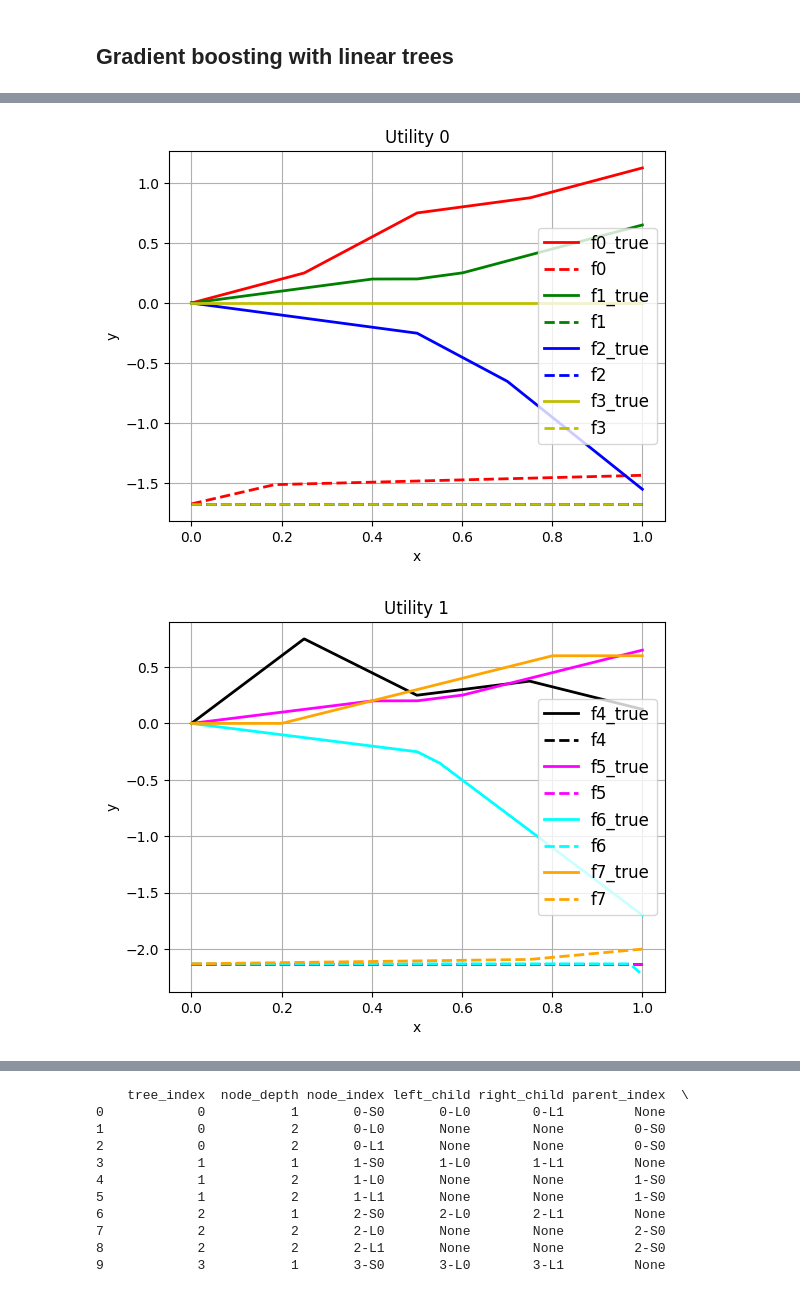
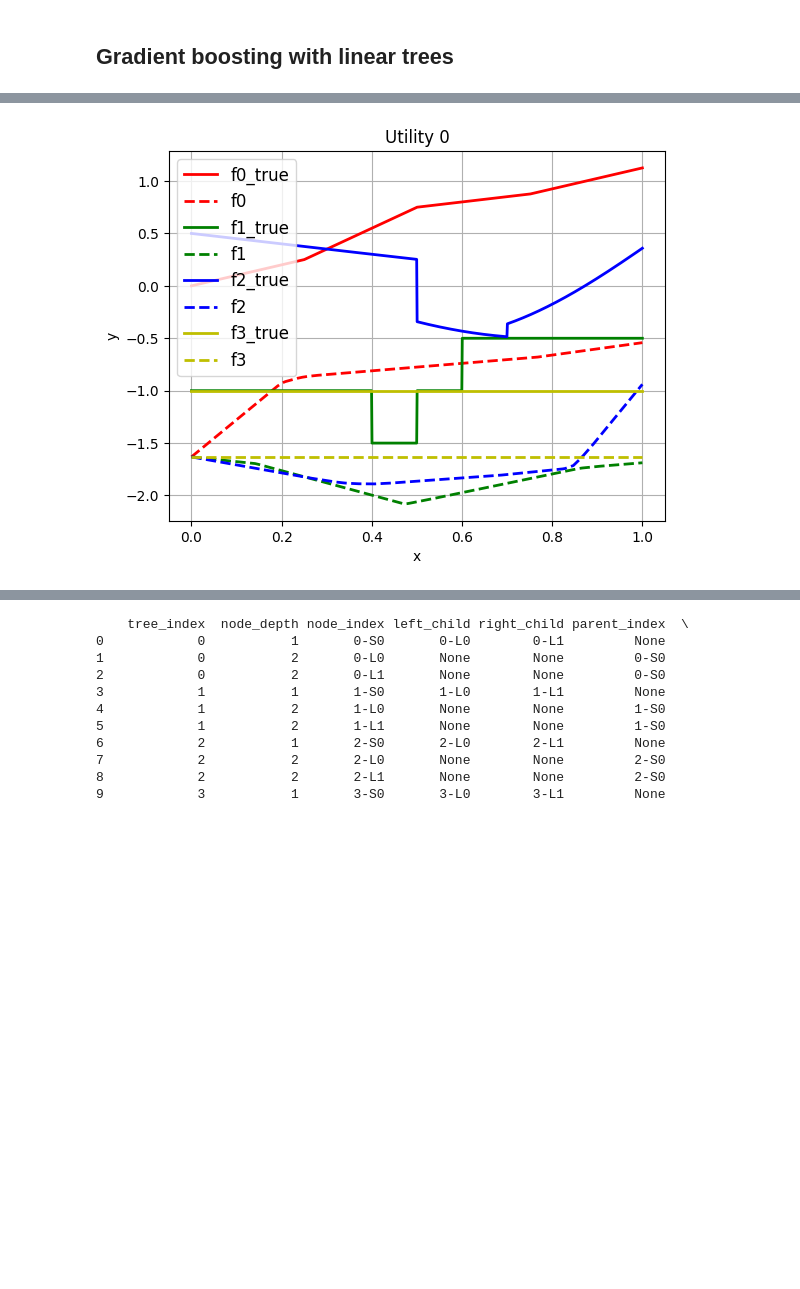
Before and after one commit to NicoSlvd/pwl-experiment, a Jupyter notebook: src/simple_reproducible_example.ipynb, the cells around one changed output, grey strips where cells are left out. Saved outputs shown, nothing was run; the diff lists cells and outputs as text; code cells hidden in the pictures; blank space fills up the shorter version.

```diff
--- a/src/simple_reproducible_example.ipynb
+++ b/src/simple_reproducible_example.ipynb
@@ -877,7 +1225,7 @@ class Ensemble:
 
     def fit(self, X, y, preds, num_classes=3):
         tree = Tree(linear_trees=self.linear_trees, from_split_point=self.from_split_point)
-        tree.fit(X, y, preds, num_classes=num_classes)
+        tree.fit(X, y, preds)
         self.trees.append(tree)
 
     def predict(self, X):
@@ -1103,7 +1450,14 @@ else:
     for i, (sp_i, beta_i, inter_i) in enumerate(zip(sp, betas, intercept)):
         if i % f_per_utility == 0:
             plt.figure()
-        y_plot_true = apply_linear_feature(x_plot.reshape(-1,1), sp_i.reshape(1,-1), beta_i.reshape(1,-1), feature_names[i], [0]).values
+        if i % f_per_utility == 0:
+            y_plot_true = apply_linear_feature(x_plot.reshape(-1,1), sp_i.reshape(1,-1), beta_i.reshape(1,-1), feature_names[i], [0]).values
+        elif i % f_per_utility == 1:
+            y_plot_true = apply_constant_feature(x_plot.reshape(-1,1), sp_i.reshape(1,-1), beta_i.reshape(1,-1), feature_names[i], [inter_i]).values
+        elif i % f_per_utility == 2:
+            y_plot_true = apply_sinusoidal_feature(x_plot.reshape(-1,1), sp_i.reshape(1,-1), beta_i.reshape(1,-1), feature_names[i], [inter_i]).values
+        elif i % f_per_utility == 3:
+            y_plot_true = apply_linear_feature(x_plot.reshape(-1,1), sp_i.reshape(1,-1), beta_i.reshape(1,-1), feature_names[i], [inter_i]).values
         # y_plot_true = apply_linear_feature(x_plot.reshape(-1,1), sp_i.reshape(1,-1), beta_i.reshape(1,-1), feature_names[i], [inter_i]).values
         plt.plot(x_plot, y_plot_true, label=f"{feature_names[i]}_true", color=colours[i], linewidth=2)
         # ascc = ascs[i//f_per_utility].cpu().numpy() if LPMC_model_fully_trained.device is not None else ascs[i//f_per_utility]
@@ -1131,7 +1483,7 @@ else:
 lr = 0.1
 md = 1
 verbose = 2
-mono = True
+mono = False
 # monotonicity_0 = [0, 0, 0, 0, 0, 0, 0, 0, 0, 0, 0, 0, 0, 0, 0, -1, -1] if mono else [0]*17
 monotonicity_0 = [1, 1, -1, 0] if mono else [0] * 17
 # monotonicity_0 = [1] if mono else [0] * 17
@@ -1152,6 +1504,7 @@ for i, v in enumerate(variables_0):
         "boosting_params": {
             'boosting': 'gbdt',
             'monotone_constraints_method': 'advanced',
+            "objective": "regression",
             "max_depth": md,
             "n_jobs": -1,
             "learning_rate": lr,
@@ -1163,7 +1516,7 @@ for i, v in enumerate(variables_0):
             "min_sum_hessian_in_leaf": min_sum_hessian_in_leaf,
             "max_bin": mb,
             "min_data_in_bin": min_data_in_bin,
-            "num_classes": 1,
+            # "num_classes": 1,
             "bagging_fraction": bf,
             "bagging_freq": bfr,
         },
@@ -1266,7 +1619,7 @@ general_params = {
     "n_jobs": -1,
     "num_classes": n_utility,  # important
     "verbosity": 2,  # specific RUMBoost parameter
-    "num_iterations": 10,
+    "num_iterations": 200,
     # "early_stopping_round": 10,
     # "max_booster_to_update": 23 * 4,
     # "max_booster_to_update": 17 * 4,
@@ -1278,6 +1631,7 @@ general_params = {
     "boost_from_parameter_space": boost_from_param_space, #+ [False]*len(rum_structure2),
     "verbose_interval": 1,
     "optim_interval": 1,
+    "objective": "regression",
 }
 # %%
 torch_tensors = {"device":"cuda"}
@@ -1367,7 +1702,14 @@ if n_utility == 2:
     for i, (sp_i, beta_i, inter_i) in enumerate(zip(sp, betas, intercept)):
         if i % f_per_utility == 0:
             plt.figure()
-        y_plot_true.append(apply_linear_feature(x_plot.reshape(-1,1), sp_i.reshape(1,-1), beta_i.reshape(1,-1), feature_names[i], [0]).values)
+        if i % f_per_utility == 0:
+            y_plot_true = apply_linear_feature(x_plot.reshape(-1,1), sp_i.reshape(1,-1), beta_i.reshape(1,-1), feature_names[i], [0]).values
+        elif i % f_per_utility == 1:
+            y_plot_true = apply_constant_feature(x_plot.reshape(-1,1), sp_i.reshape(1,-1), beta_i.reshape(1,-1), feature_names[i], [inter_i]).values
+        elif i % f_per_utility == 2:
+            y_plot_true = apply_sinusoidal_feature(x_plot.reshape(-1,1), sp_i.reshape(1,-1), beta_i.reshape(1,-1), feature_names[i], [inter_i]).values
+        elif i % f_per_utility == 3:
+            y_plot_true = apply_linear_feature(x_plot.reshape(-1,1), sp_i.reshape(1,-1), beta_i.reshape(1,-1), feature_names[i], [inter_i]).values
 
     y_plot_ttrue = [y_1 - y_0 for y_0, y_1 in zip(y_plot_true[0], y_plot_true[1])]
     y_plot_ttrue = np.array(y_plot_ttrue).reshape(-1)
@@ -1387,7 +1729,14 @@ else:
     for i, (sp_i, beta_i, inter_i) in enumerate(zip(sp, betas, intercept)):
         if i % f_per_utility == 0:
             plt.figure()
-        y_plot_true = apply_linear_feature(x_plot.reshape(-1,1), sp_i.reshape(1,-1), beta_i.reshape(1,-1), feature_names[i], [0]).values
+        if i % f_per_utility == 0:
+            y_plot_true = apply_linear_feature(x_plot.reshape(-1,1), sp_i.reshape(1,-1), beta_i.reshape(1,-1), feature_names[i], [0]).values
+        elif i % f_per_utility == 1:
+            y_plot_true = apply_constant_feature(x_plot.reshape(-1,1), sp_i.reshape(1,-1), beta_i.reshape(1,-1), feature_names[i], [inter_i]).values
+        elif i % f_per_utility == 2:
+            y_plot_true = apply_sinusoidal_feature(x_plot.reshape(-1,1), sp_i.reshape(1,-1), beta_i.reshape(1,-1), feature_names[i], [inter_i]).values
+        elif i % f_per_utility == 3:
+            y_plot_true = apply_linear_feature(x_plot.reshape(-1,1), sp_i.reshape(1,-1), beta_i.reshape(1,-1), feature_names[i], [inter_i]).values
         # y_plot_true = apply_linear_feature(x_plot.reshape(-1,1), sp_i.reshape(1,-1), beta_i.reshape(1,-1), feature_names[i], [inter_i]).values
         plt.plot(x_plot, y_plot_true, label=f"{feature_names[i]}_true", color=colours[i], linewidth=2)
         # ascc = ascs[i//f_per_utility].cpu().numpy() if LPMC_model_fully_trained.device is not None else ascs[i//f_per_utility]
@@ -1428,2 +1772 @@ else:
-[figure, old version]
+[figure, new version]
-[figure, removed]
```
Also changed, not shown: parts of 11 cells of this notebook, 2 other files.
